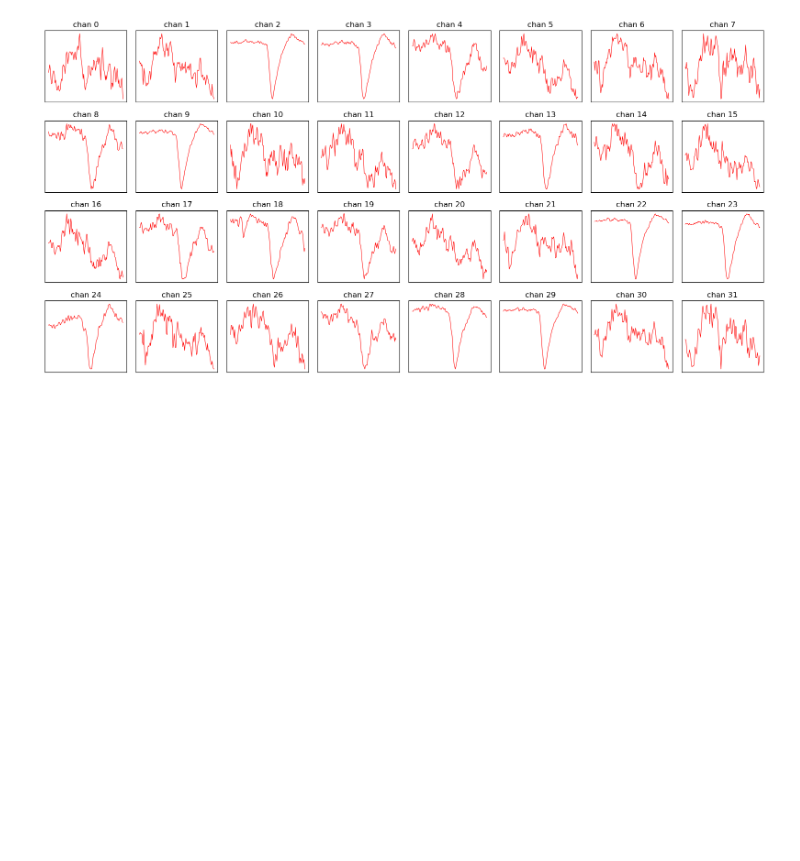
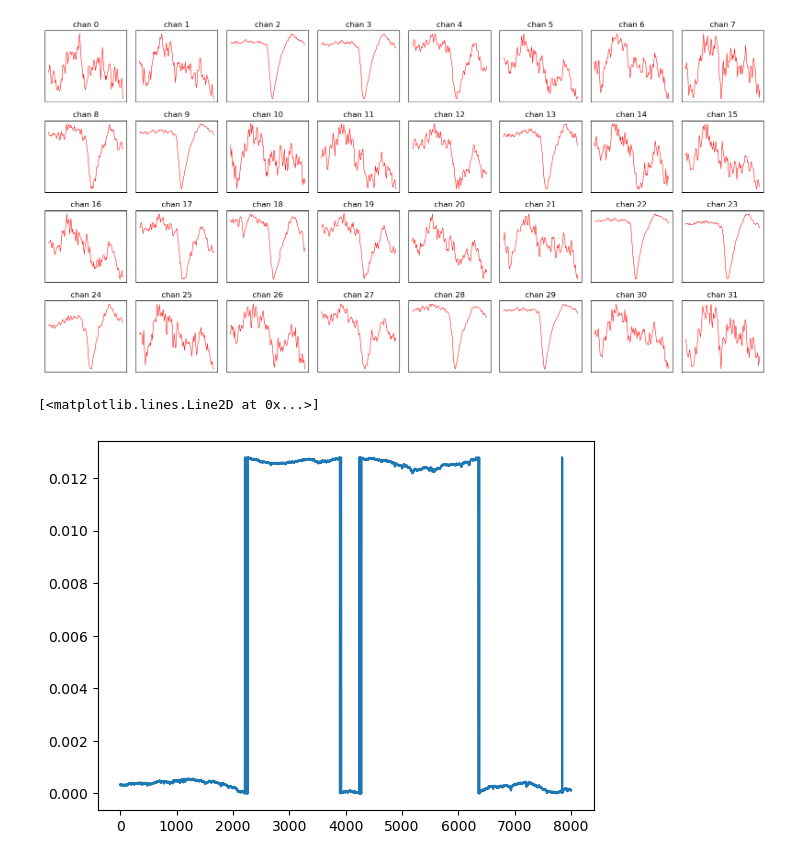
Before and after one commit to dyballa/TempoSort, a Jupyter notebook: data/2016_rat_cortex_Neto_et_al/Analysis-2014_11_13_Pair_3_0.ipynb, the cells around one changed output. Cells and saved outputs as stored; diff of their text form; code cells hidden in the pictures; blank space fills up the shorter version.

```diff
--- a/data/2016_rat_cortex_Neto_et_al/Analysis-2014_11_13_Pair_3_0.ipynb
+++ b/data/2016_rat_cortex_Neto_et_al/Analysis-2014_11_13_Pair_3_0.ipynb
@@ -124,7 +125,7 @@ plt.show()
 from scipy import signal
 # (extracellular recording from a silicon polytrode with 32 or 128 electrodes -- frequency band from 0.1 to 7500 Hz)
 
-filename = f"{data_folder}/amplifier2014-11-13T18_48_11.bin"
+filename = f"amplifier2014-11-13T18_48_11.bin"
 extra = loadRawData(filename, numChannels = Probe_numChannels, dtype = Probe_dtype)
 
 extra_Volts = (extra - Probe_y_digitization) * Probe_voltage_step_size
@@ -239,3 +240,8 @@ plt.show()
 # %% [output]
 unfiltered extracellular data
 [figure]
+# %%
+plt.plot(extra_Volts[chan_i,12000:20000])
+# %% [output]
+[<matplotlib.lines.Line2D at 0x...>]
+[figure, added]
```
Also changed, not shown: parts of 5 cells of this notebook, 1 other file.
